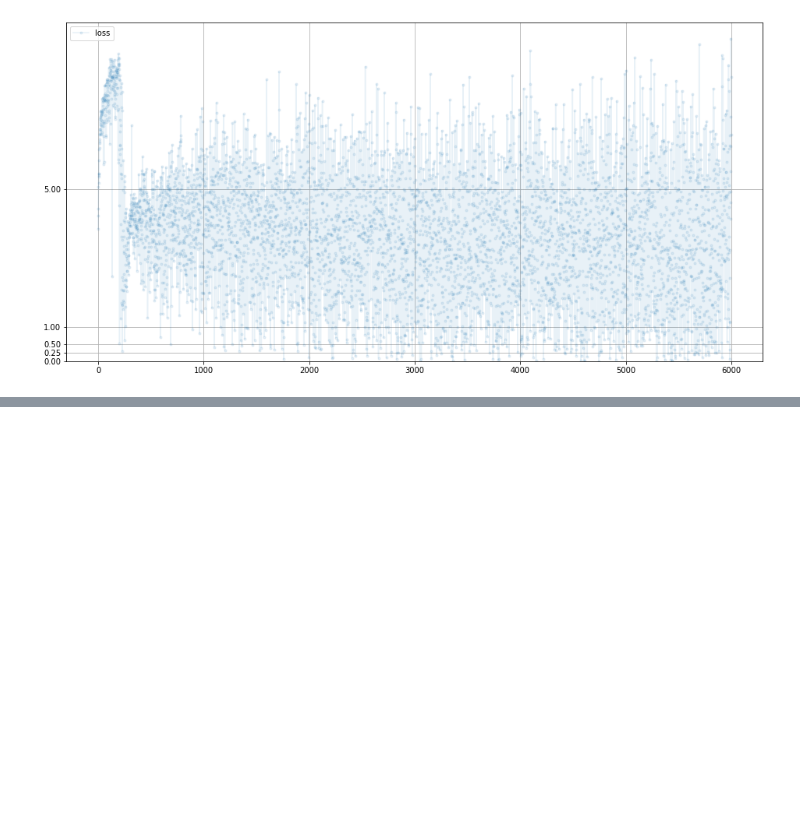
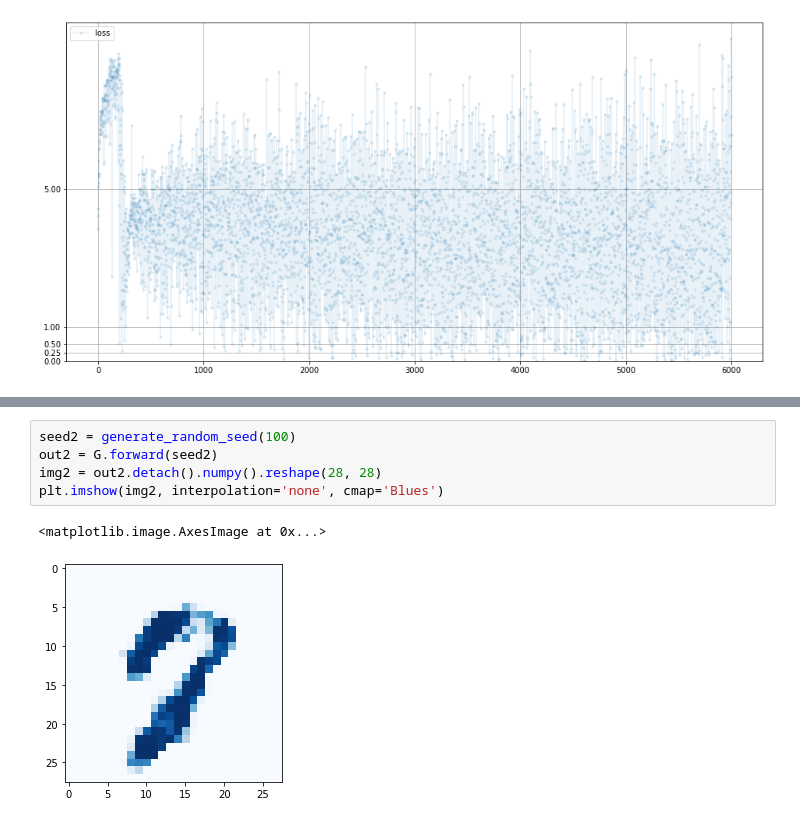
Before and after one commit to hodurie/AI_Study, a Jupyter notebook: Pytorch/GAN 첫걸음/손으로 쓴 숫자 훈련.ipynb, the cells around one changed output, grey strips where cells are left out. Saved outputs shown, nothing was run; the diff lists cells and outputs as text; blank space fills up the shorter version.

```diff
--- a/Pytorch/GAN 첫걸음/손으로 쓴 숫자 훈련.ipynb
+++ b/Pytorch/GAN 첫걸음/손으로 쓴 숫자 훈련.ipynb
@@ -360,0 +371,8 @@ for i in range(2):
+# %%
+seed2 = generate_random_seed(100)
+out2 = G.forward(seed2)
+img2 = out2.detach().numpy().reshape(28, 28)
+plt.imshow(img2, interpolation='none', cmap='Blues')
+# %% [output]
+<matplotlib.image.AxesImage at 0x...>
+[figure, added]
```
Also changed, not shown: parts of 9 cells of this notebook.
